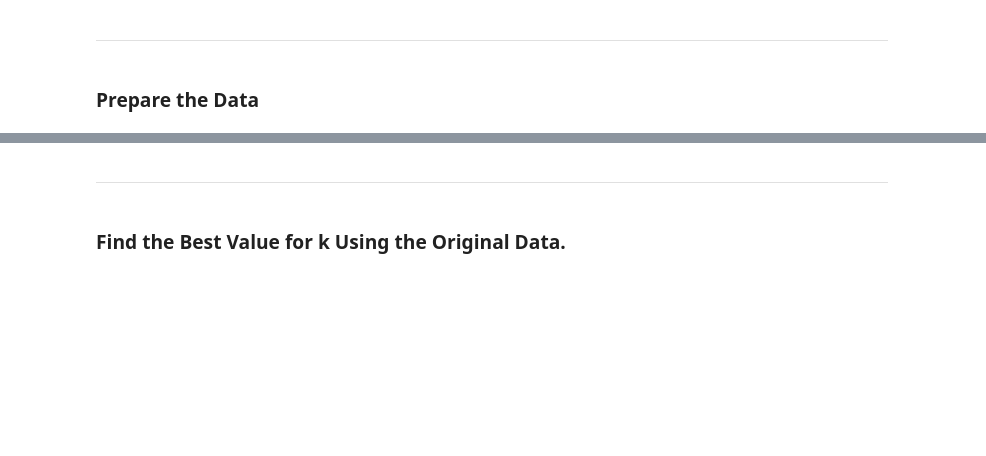
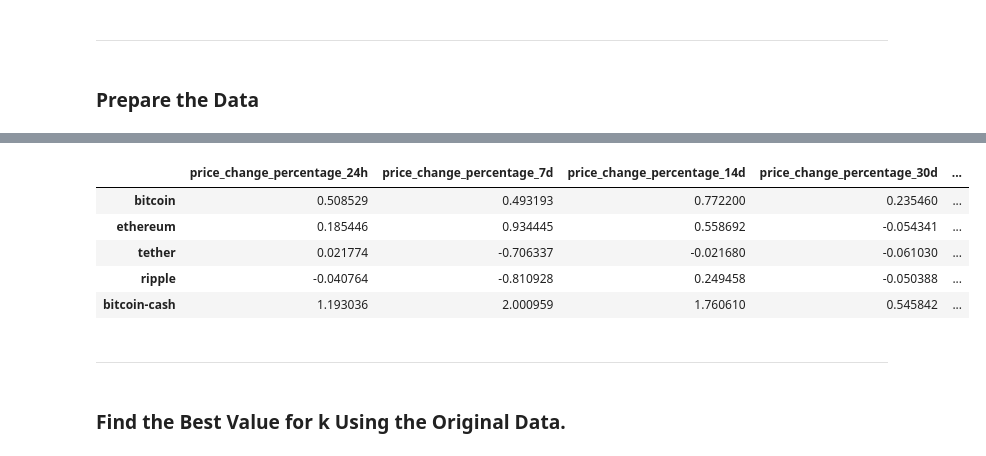
Before and after one commit to geyneph/cryptoClustering, a Jupyter notebook: Crypto_Clustering_starter_code.ipynb, the cells around one changed output, grey strips where cells are left out. Drawn from its saved outputs; the diff is of its cells as text; code cells hidden in the pictures; blank space fills up the shorter version.

```diff
--- a/Crypto_Clustering_starter_code.ipynb
+++ b/Crypto_Clustering_starter_code.ipynb
@@ -42,3 +42,6 @@ df_market_data.describe()
 | 50% | -0.063410 | 3.296410 | 0.109740 | -0.042370 | ... |
 | 75% | 0.612090 | 7.602780 | 5.510740 | 4.578130 | ... |
 | max | 4.840330 | 20.694590 | 24.239190 | 140.795700 | ... |
+# %%
+index1 = list(df_market_data.index)
+index1
@@ -44,0 +66,3 @@ df_market_data.describe()
+# %%
+columnas1 = list(df_market_data.columns)
+columnas1
@@ -59,0 +104,12 @@ df_market_data.hvplot.line(
+# %%
+# Changing index and column names
+indexDic = {}
+columndic = {}
+for a in range(0,len(list(df_standarized.index))):
+    if list(df_standarized.index)[a] not in indexDic:
+        indexDic[list(df_standarized.index)[a]] = index1[a]
+for a in range(0,len(list(df_standarized.columns))):
+    if list(df_standarized.columns)[a] not in columndic:
+        columndic[list(df_standarized.index)[a]] = columnas1[a]
+indexDic
+columndic
@@ -60,3 +124,13 @@ df_market_data.hvplot.line(
+# %%
+df_standarized = df_standarized.rename(index=indexDic,columns=columndic)
+df_standarized.head()
+# %% [output]
+|  | price_change_percentage_24h | price_change_percentage_7d | price_change_percentage_14d | price_change_percentage_30d | ... |
+| bitcoin | 0.508529 | 0.493193 | 0.772200 | 0.235460 | ... |
+| ethereum | 0.185446 | 0.934445 | 0.558692 | -0.054341 | ... |
+| tether | 0.021774 | -0.706337 | -0.021680 | -0.061030 | ... |
+| ripple | -0.040764 | -0.810928 | 0.249458 | -0.050388 | ... |
+| bitcoin-cash | 1.193036 | 2.000959 | 1.760610 | 0.545842 | ... |
 # %%
 # Create a DataFrame with the scaled data
 
```
Also changed, not shown: parts of 16 cells of this notebook.
